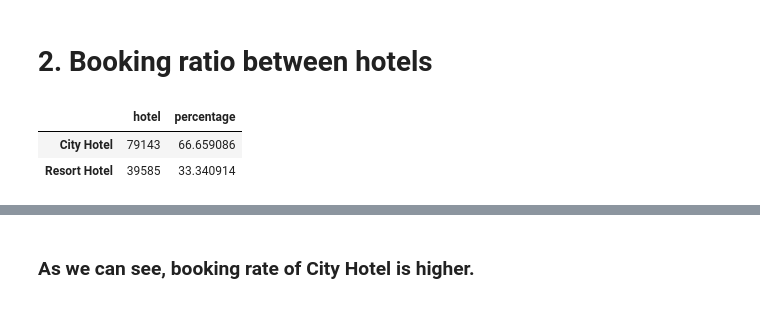
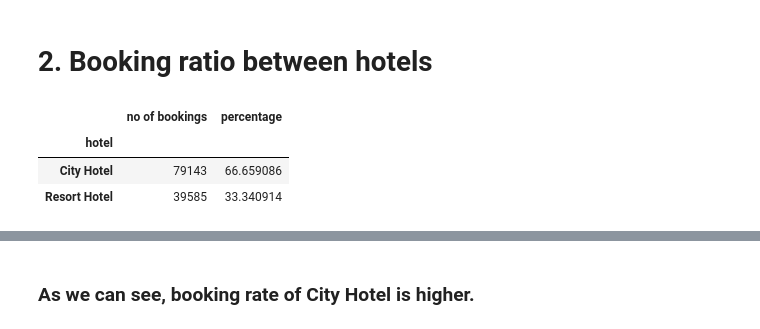
Before and after one commit to FarazAhmad2/EDA-on-Hotel-Booking, a Jupyter notebook: Hotel_Booking_Analysis_Capstone_Project.ipynb, the cells around one changed output, grey strips where cells are left out. Saved outputs shown, nothing was run; the diff lists cells and outputs as text; code cells hidden in the pictures.

```diff
--- a/Hotel_Booking_Analysis_Capstone_Project.ipynb
+++ b/Hotel_Booking_Analysis_Capstone_Project.ipynb
@@ -146,8 +146,11 @@ sns.countplot(x='hotel',data=df,hue='is_canceled', palette='husl').set(xlabel='H
 # %%
 preference = pd.DataFrame(df.hotel.value_counts())
 preference['percentage'] = df.hotel.value_counts(normalize=True)*100
+preference.index.name = 'hotel'
+preference.rename({'hotel': 'no of bookings'},axis=1,inplace=True)
 preference
 # %% [output]
-|  | hotel | percentage |
+|  | no of bookings | percentage |
+| hotel |  |  |
 | City Hotel | 79143 | 66.659086 |
 | Resort Hotel | 39585 | 33.340914 |
```
Also changed, not shown: parts of 11 cells of this notebook.
